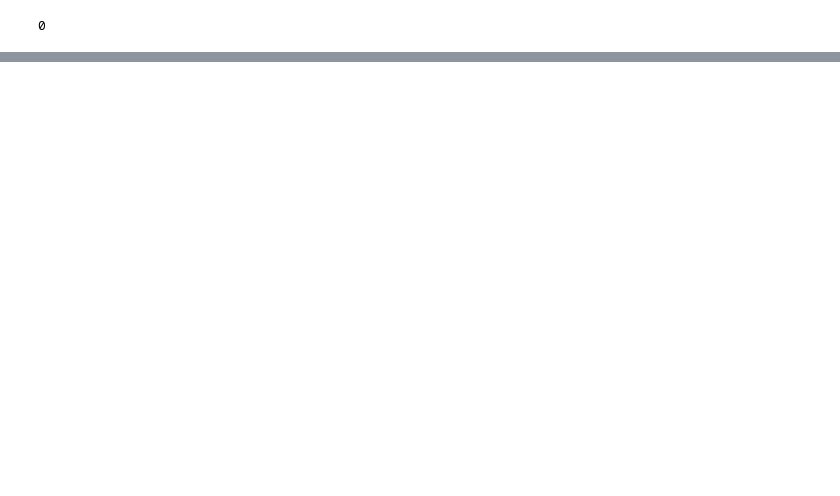
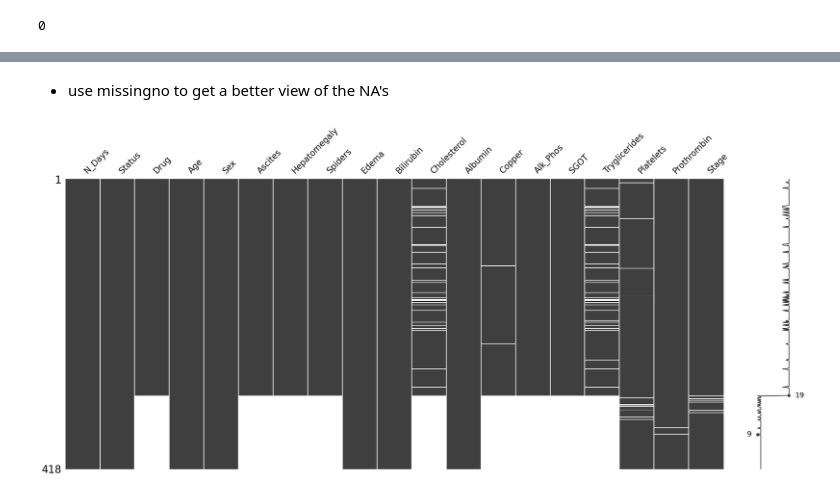
Before and after one commit to 808hanronald/W16-project-4, a Jupyter notebook: W16 Project 4.ipynb, the cells around one changed output, grey strips where cells are left out. Drawn from its saved outputs; the diff is of its cells as text; code cells hidden in the pictures; blank space fills up the shorter version.

```diff
--- a/W16 Project 4.ipynb
+++ b/W16 Project 4.ipynb
@@ -190,0 +208,6 @@ df.describe()
+# %% [markdown]
+ - use missingno to get a better view of the NA's
+# %%
+missingno.matrix(df);
+# %% [output]
+[figure, added]
```
Also changed, not shown: parts of 42 cells of this notebook.
